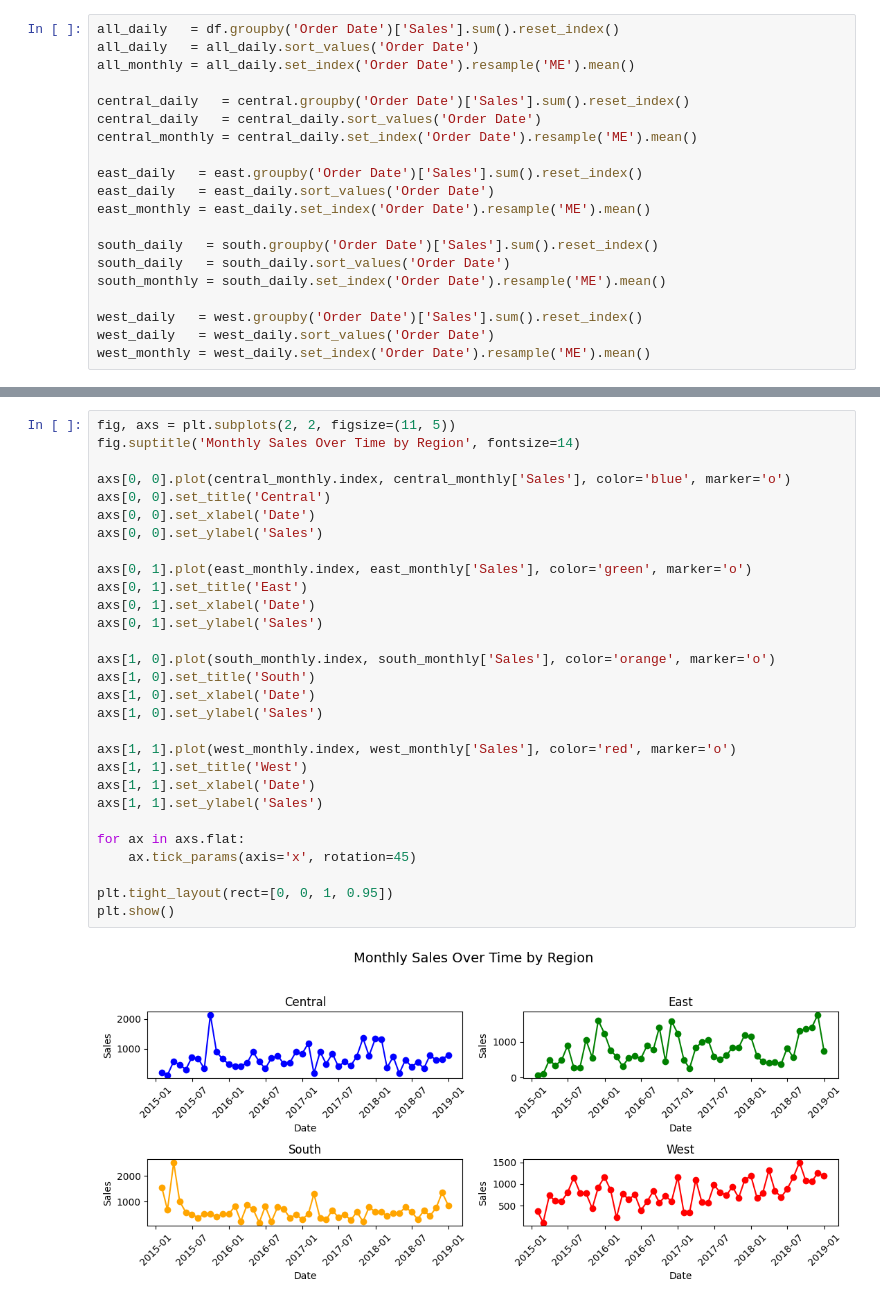
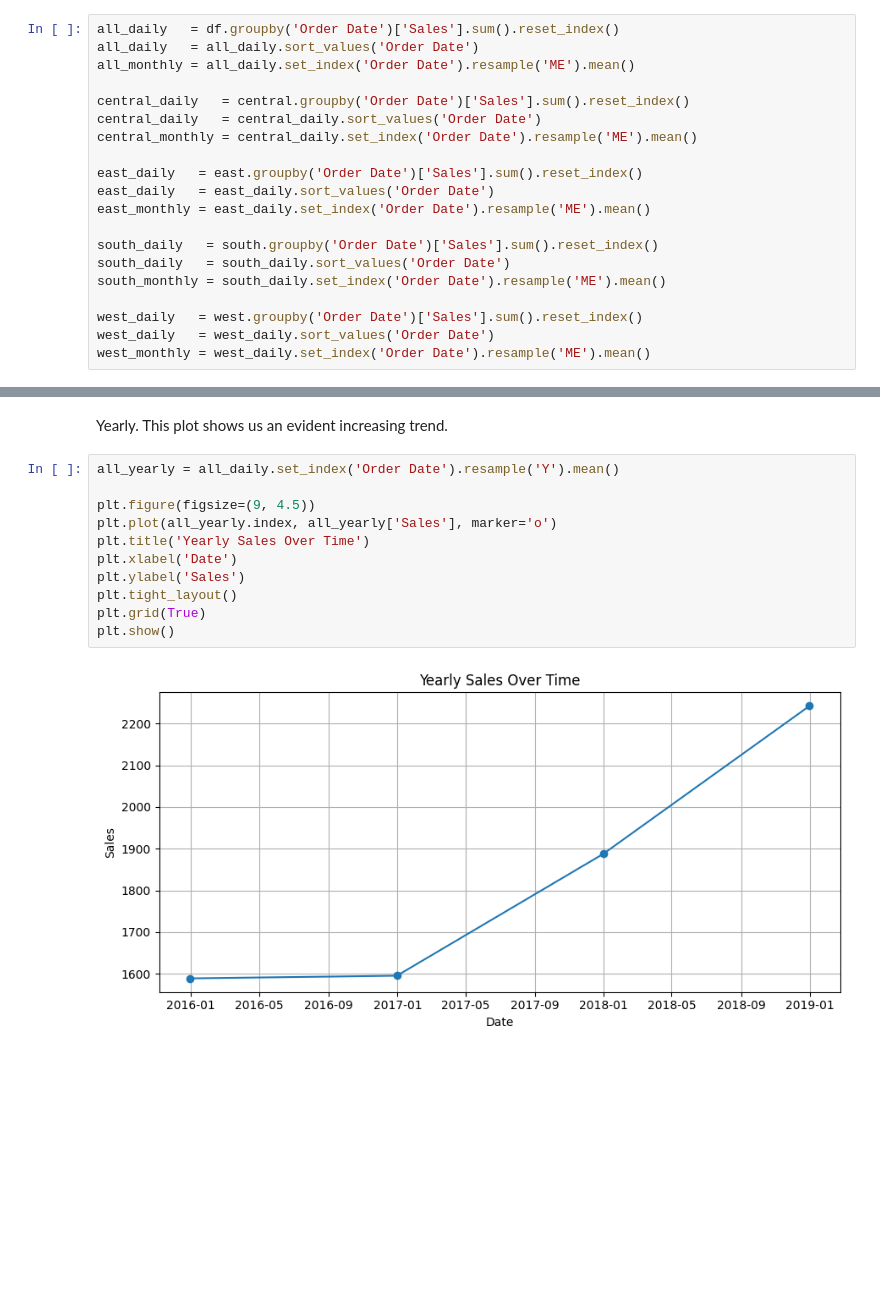
Before and after one commit to csierr/forecasting-superstore-sales, a Jupyter notebook: forecasting_sales.ipynb, the cells around one changed output, grey strips where cells are left out. Saved outputs shown, nothing was run; the diff lists cells and outputs as text; blank space fills up the shorter version.

```diff
--- a/forecasting_sales.ipynb
+++ b/forecasting_sales.ipynb
@@ -115,31 +156,15 @@ plt.show()
-# %%
-fig, axs = plt.subplots(2, 2, figsize=(11, 5))
-fig.suptitle('Monthly Sales Over Time by Region', fontsize=14)
-
-axs[0, 0].plot(central_monthly.index, central_monthly['Sales'], color='blue', marker='o')
-axs[0, 0].set_title('Central')
-axs[0, 0].set_xlabel('Date')
-axs[0, 0].set_ylabel('Sales')
-
-axs[0, 1].plot(east_monthly.index, east_monthly['Sales'], color='green', marker='o')
-axs[0, 1].set_title('East')
-axs[0, 1].set_xlabel('Date')
-axs[0, 1].set_ylabel('Sales')
-
-axs[1, 0].plot(south_monthly.index, south_monthly['Sales'], color='orange', marker='o')
-axs[1, 0].set_title('South')
-axs[1, 0].set_xlabel('Date')
-axs[1, 0].set_ylabel('Sales')
-
-axs[1, 1].plot(west_monthly.index, west_monthly['Sales'], color='red', marker='o')
-axs[1, 1].set_title('West')
-axs[1, 1].set_xlabel('Date')
-axs[1, 1].set_ylabel('Sales')
-
-for ax in axs.flat:
-    ax.tick_params(axis='x', rotation=45)
-
-plt.tight_layout(rect=[0, 0, 1, 0.95])
-plt.show()
-# %% [output]
-[figure, removed]
+# %% [markdown]
+Yearly. This plot shows us an evident increasing trend.
+# %%
+all_yearly = all_daily.set_index('Order Date').resample('Y').mean()
+
+plt.figure(figsize=(9, 4.5))
+plt.plot(all_yearly.index, all_yearly['Sales'], marker='o')
+plt.title('Yearly Sales Over Time')
+plt.xlabel('Date')
+plt.ylabel('Sales')
+plt.tight_layout()
+plt.grid(True)
+plt.show()
+# %% [output]
+[figure, added]
```
Also changed, not shown: parts of 28 cells of this notebook, 1 other file.
